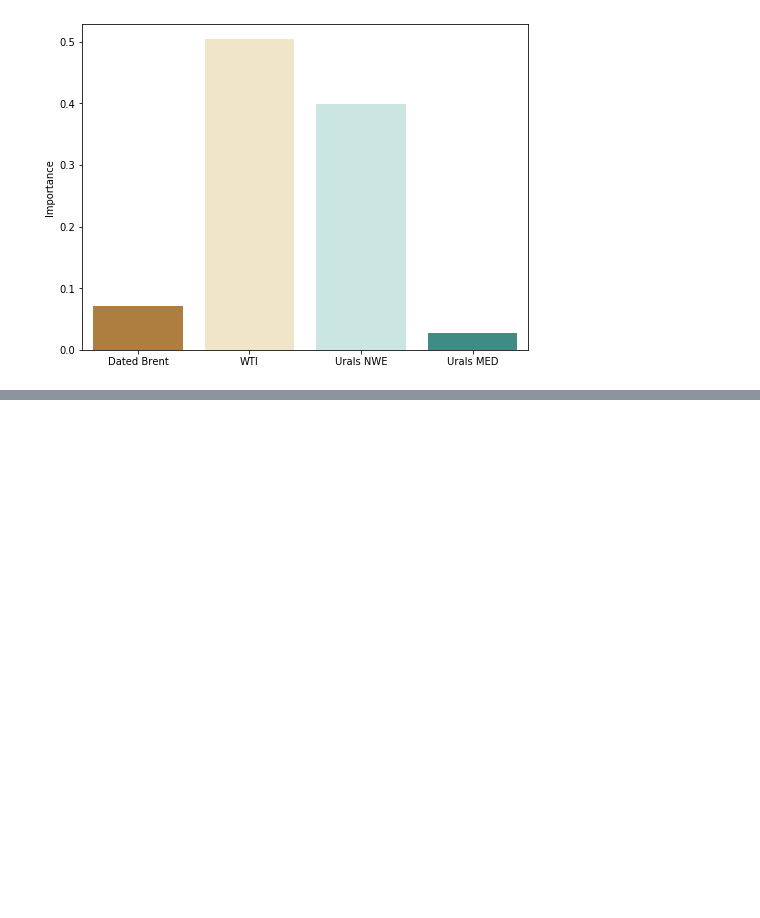
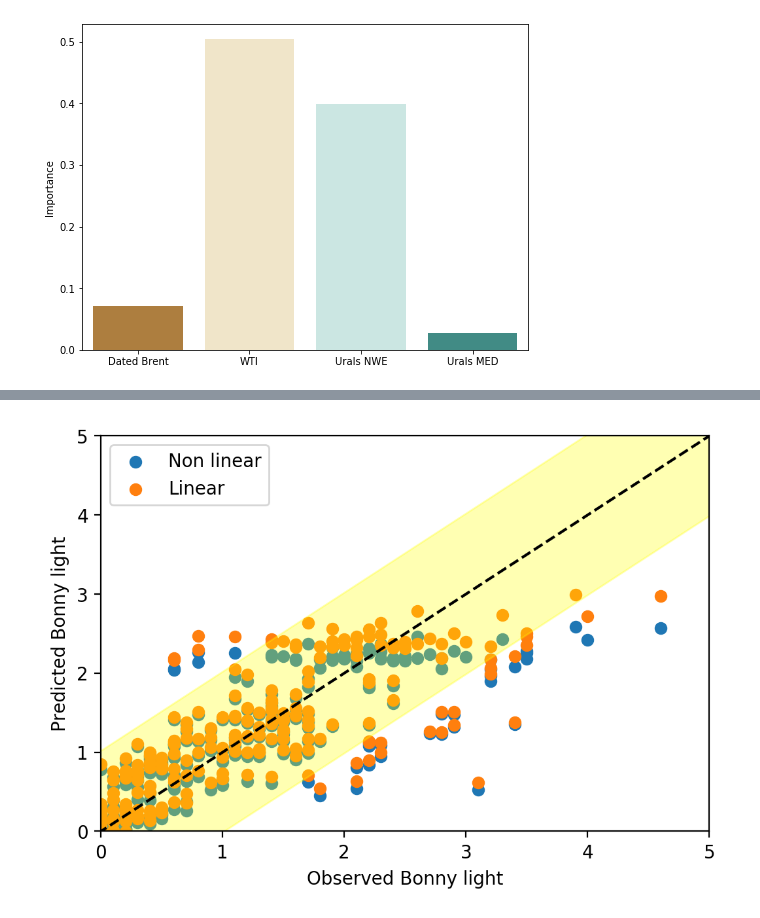
Before and after one commit to kaibawong/differential, a Jupyter notebook: random forest test.ipynb, the cells around one changed output, grey strips where cells are left out. Drawn from its saved outputs; the diff is of its cells as text; code cells hidden in the pictures; blank space fills up the shorter version.

```diff
--- a/random forest test.ipynb
+++ b/random forest test.ipynb
@@ -126,2 +128,18 @@ pred_BL= 1.34987084048385 + 0.00378131324791955*np.power(brdiff["Dated Brent"],2
 # %%
 linear_BL = -0.5208+ 0.0264*k1
+# %%
+plt_nl=plt.scatter(brdiff["Bonny light"],pred_BL)
+plt_l =plt.scatter(brdiff["Bonny light"],linear_BL)
+
+xvalue = np.linspace(-1,5)
+pop_mean = xvalue
+lsigma = plt.fill_between(xvalue, pop_mean+np.std(brdiff["Bonny light"]), pop_mean-np.std(brdiff["Bonny light"]), color='yellow', alpha=0.3)
+plt.plot(xvalue, pop_mean, 'k--')
+plt.xlabel('Observed Bonny light')
+plt.ylabel('Predicted Bonny light')
+plt.xlim([0, 5])
+plt.ylim([0, 5])
+plt.legend((plt_nl, plt_l),("Non linear","Linear"))
+plt.show()
+# %% [output]
+[figure, added]
```
Also changed, not shown: parts of 4 cells of this notebook, 5 other files.
